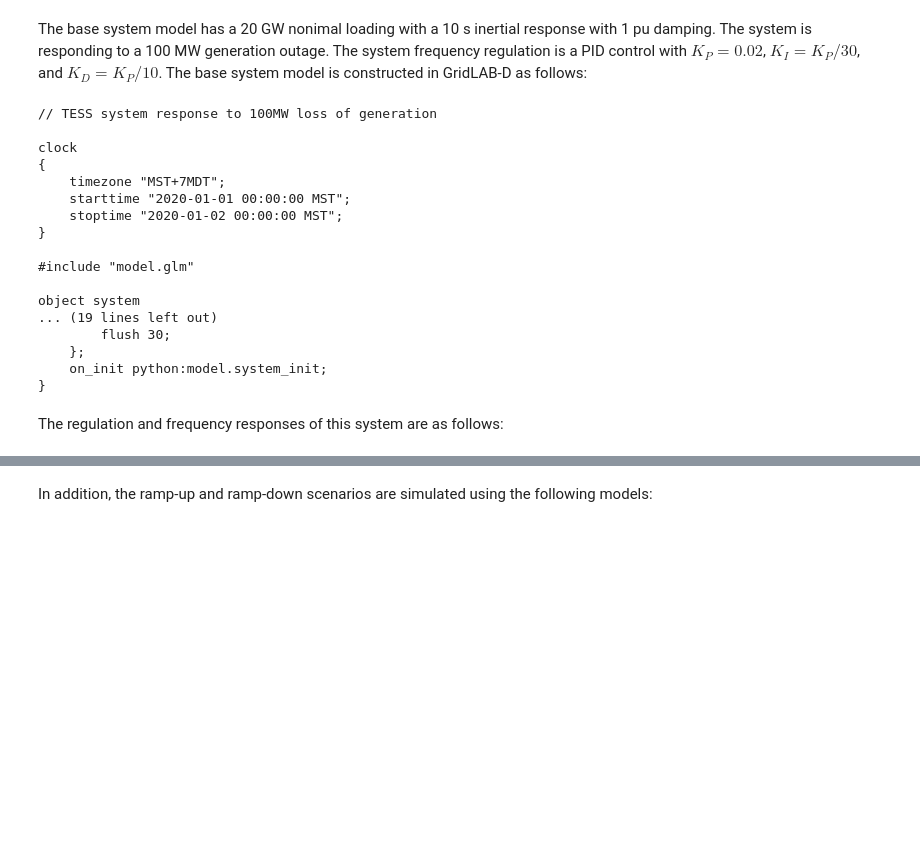
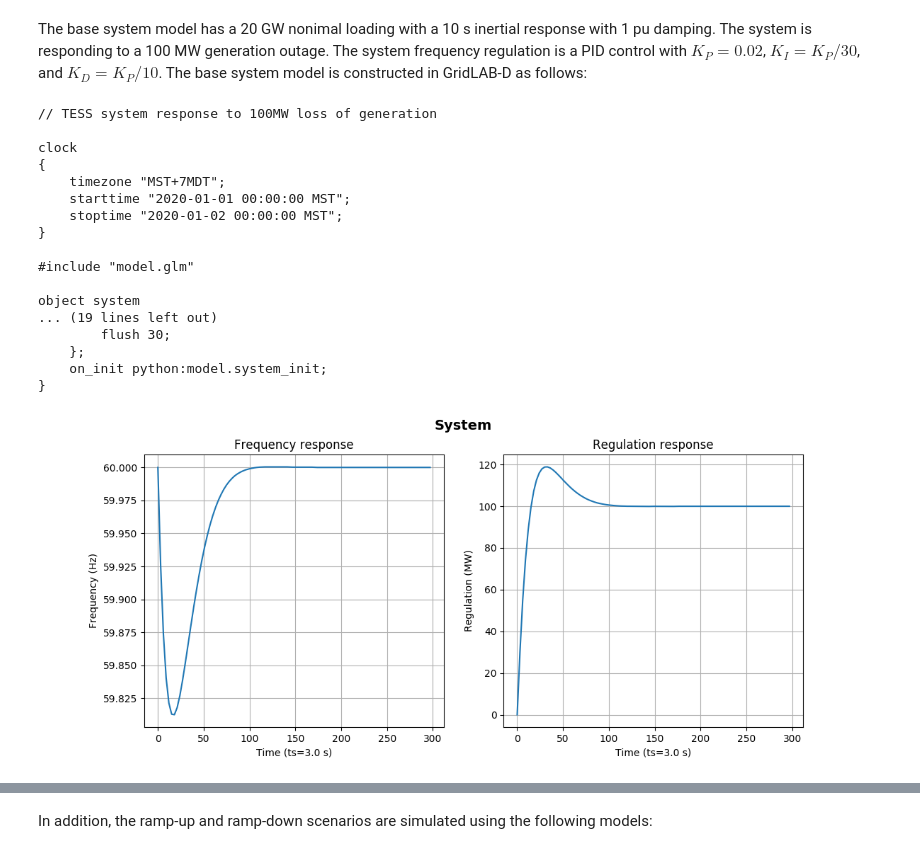
Before and after one commit to slacgismo/TESS, a Jupyter notebook: analysis/stability/TESS Stability Analysis.ipynb, the cells around one changed output, grey strips where cells are left out. Drawn from its saved outputs; the diff is of its cells as text; code cells hidden in the pictures; blank space fills up the shorter version.

```diff
--- a/analysis/stability/TESS Stability Analysis.ipynb
+++ b/analysis/stability/TESS Stability Analysis.ipynb
@@ -29,23 +30,23 @@ The base system model has a 20 GW nonimal loading with a 10 s inertial response
 # %%
 !cat system.glm
 !gridlabd system.glm
+Image("png/system.png")
 # %% [output]
 // TESS system response to 100MW loss of generation
 
 clock
 {
     timezone "MST+7MDT";
     starttime "2020-01-01 00:00:00 MST";
     stoptime "2020-01-02 00:00:00 MST";
 }
 
 #include "model.glm"
 
 object system
 ... (19 lines left out)
         flush 30;
     };
     on_init python:model.system_init;
 }
+[figure, added]
-# %% [markdown]
-The regulation and frequency responses of this system are as follows:
```
Also changed, not shown: parts of 8 cells of this notebook.
